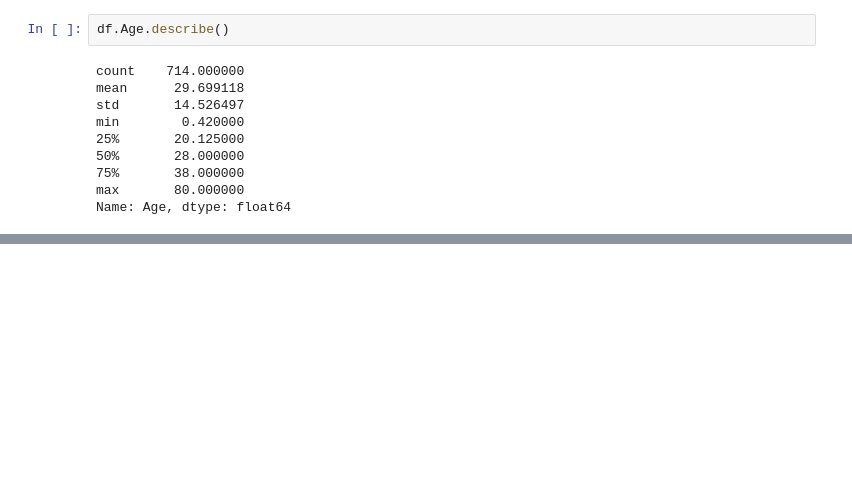
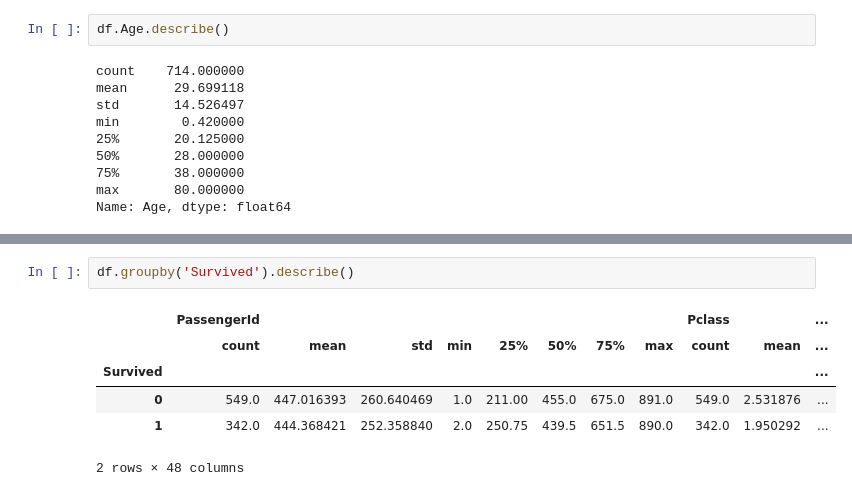
Before and after one commit to karankrishnazt-ctrl/-DATA-SCIENCE-FULL-COURSE, a Jupyter notebook: Data toolkit/Panda_Advance2.ipynb, the cells around one changed output, grey strips where cells are left out. Drawn from its saved outputs; the diff is of its cells as text; blank space fills up the shorter version.

```diff
--- a/Data toolkit/Panda_Advance2.ipynb
+++ b/Data toolkit/Panda_Advance2.ipynb
@@ -658,0 +694,9 @@ Name: Age, dtype: float64
+# %%
+df.groupby('Survived').describe()
+# %% [output]
+|  | PassengerId |  |  |  |  |  |  |  | Pclass |  | ... |
+|  | count | mean | std | min | 25% | 50% | 75% | max | count | mean | ... |
+| Survived |  |  |  |  |  |  |  |  |  |  | ... |
+| 0 | 549.0 | 447.016393 | 260.640469 | 1.0 | 211.00 | 455.0 | 675.0 | 891.0 | 549.0 | 2.531876 | ... |
+| 1 | 342.0 | 444.368421 | 252.358840 | 2.0 | 250.75 | 439.5 | 651.5 | 890.0 | 342.0 | 1.950292 | ... |
+2 rows × 48 columns
```
Also changed, not shown: parts of 15 cells of this notebook.
